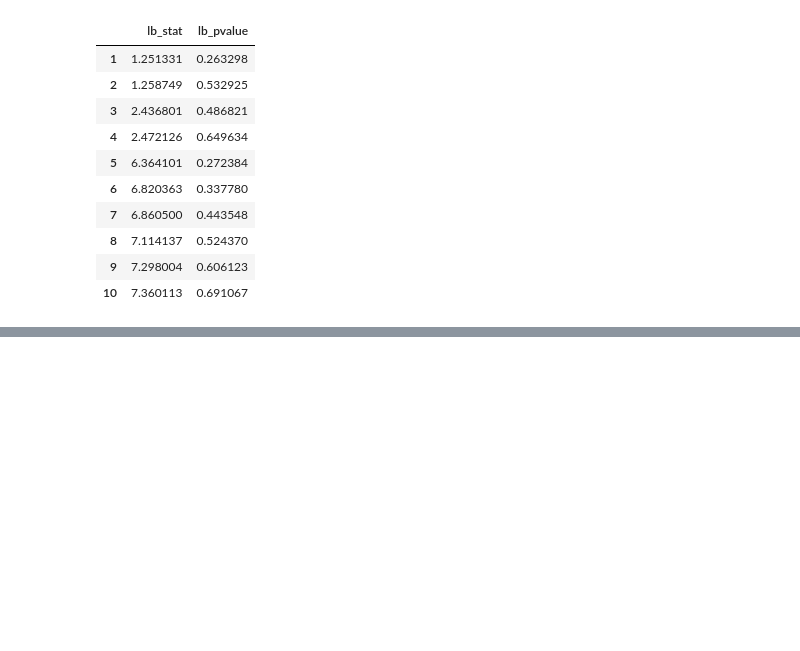
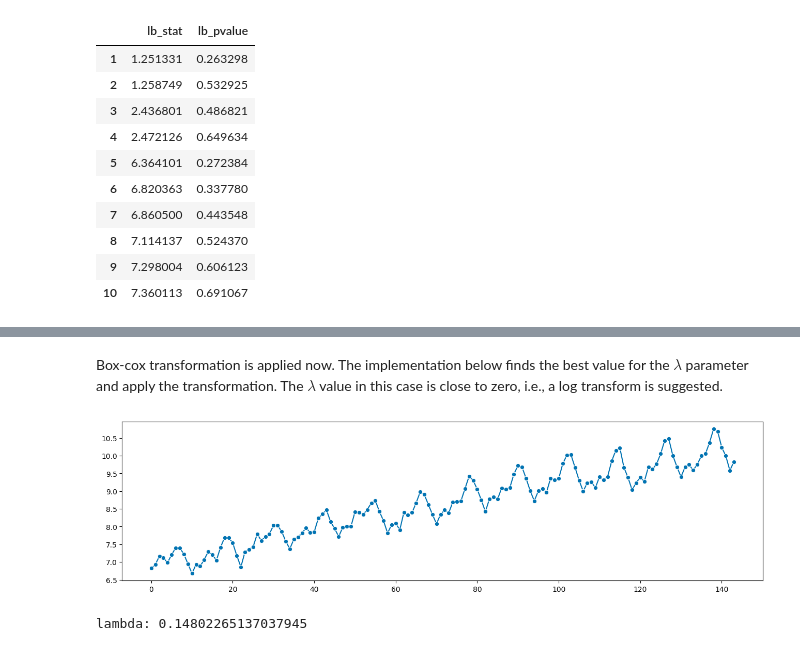
Before and after one commit to marialonsogar/Introduction-to-Time-Series, a Jupyter notebook: lessons/01-Introduction.ipynb, the cells around one changed output, grey strips where cells are left out. Drawn from its saved outputs; the diff is of its cells as text; code cells hidden in the pictures; blank space fills up the shorter version.

```diff
--- a/lessons/01-Introduction.ipynb
+++ b/lessons/01-Introduction.ipynb
@@ -320,0 +428,14 @@ The test statistic for the first lag is 1.251331 and the p-value is 0.263298>0.0
+# %% [markdown]
+Box-cox transformation is applied now. The implementation below finds the best value for the $\lambda$ parameter and apply the transformation. The  $\lambda$ value in this case is close to zero, i.e., a log transform is suggested.
+# %%
+from scipy.stats import boxcox
+# apply box-cox transformation
+y_boxcox, l = boxcox(y)
+# plot the series
+plot_series(pd.Series(y_boxcox))
+plt.show()
+# check parameter lambda
+print('lambda:', l)
+# %% [output]
+[figure, added]
+lambda: 0.14802265137037945
```
Also changed, not shown: parts of 36 cells of this notebook.
